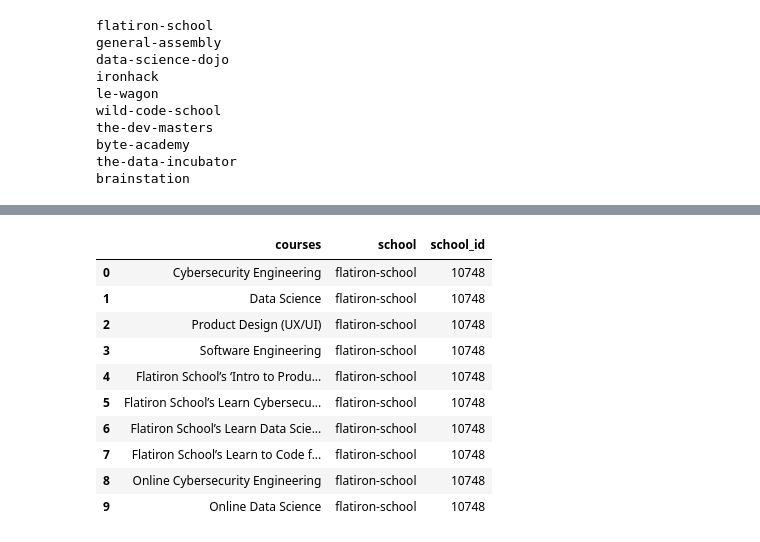
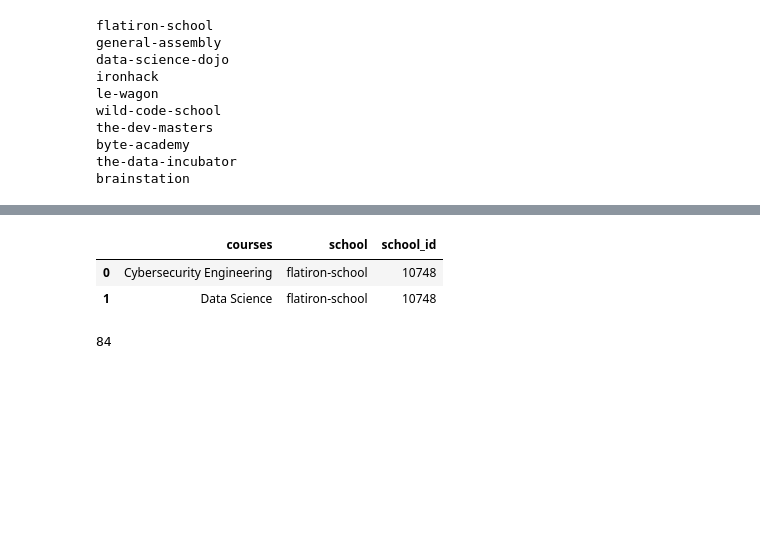
Before and after one commit to ekraj-pok/sql-project, a Jupyter notebook: main.ipynb, the cells around one changed output, grey strips where cells are left out. Cells and saved outputs as stored; diff of their text form; code cells hidden in the pictures; blank space fills up the shorter version.

```diff
--- a/main.ipynb
+++ b/main.ipynb
@@ -247,18 +217,15 @@ locations
 110 rows × 9 columns
 # %%
 courses = pd.concat(courses_list)
-courses.head(10)
+courses.head(2)
 # %% [output]
 |  | courses | school | school_id |
 | 0 | Cybersecurity Engineering | flatiron-school | 10748 |
 | 1 | Data Science | flatiron-school | 10748 |
-| 2 | Product Design (UX/UI) | flatiron-school | 10748 |
-| 3 | Software Engineering | flatiron-school | 10748 |
-| 4 | Flatiron School’s ‘Intro to Produ... | flatiron-school | 10748 |
-| 5 | Flatiron School’s Learn Cybersecu... | flatiron-school | 10748 |
-| 6 | Flatiron School’s Learn Data Scie... | flatiron-school | 10748 |
-| 7 | Flatiron School’s Learn to Code f... | flatiron-school | 10748 |
-| 8 | Online Cybersecurity Engineering | flatiron-school | 10748 |
-| 9 | Online Data Science | flatiron-school | 10748 |
+# %%
+courses.to_csv('coursses.csv')
+courses.to_sql('courses', engine, if_exists = 'replace', index = False)
+# %% [output]
+84
 # %%
 badges = pd.concat(badges_list)
```
Also changed, not shown: parts of 19 cells of this notebook, 5 other files.
